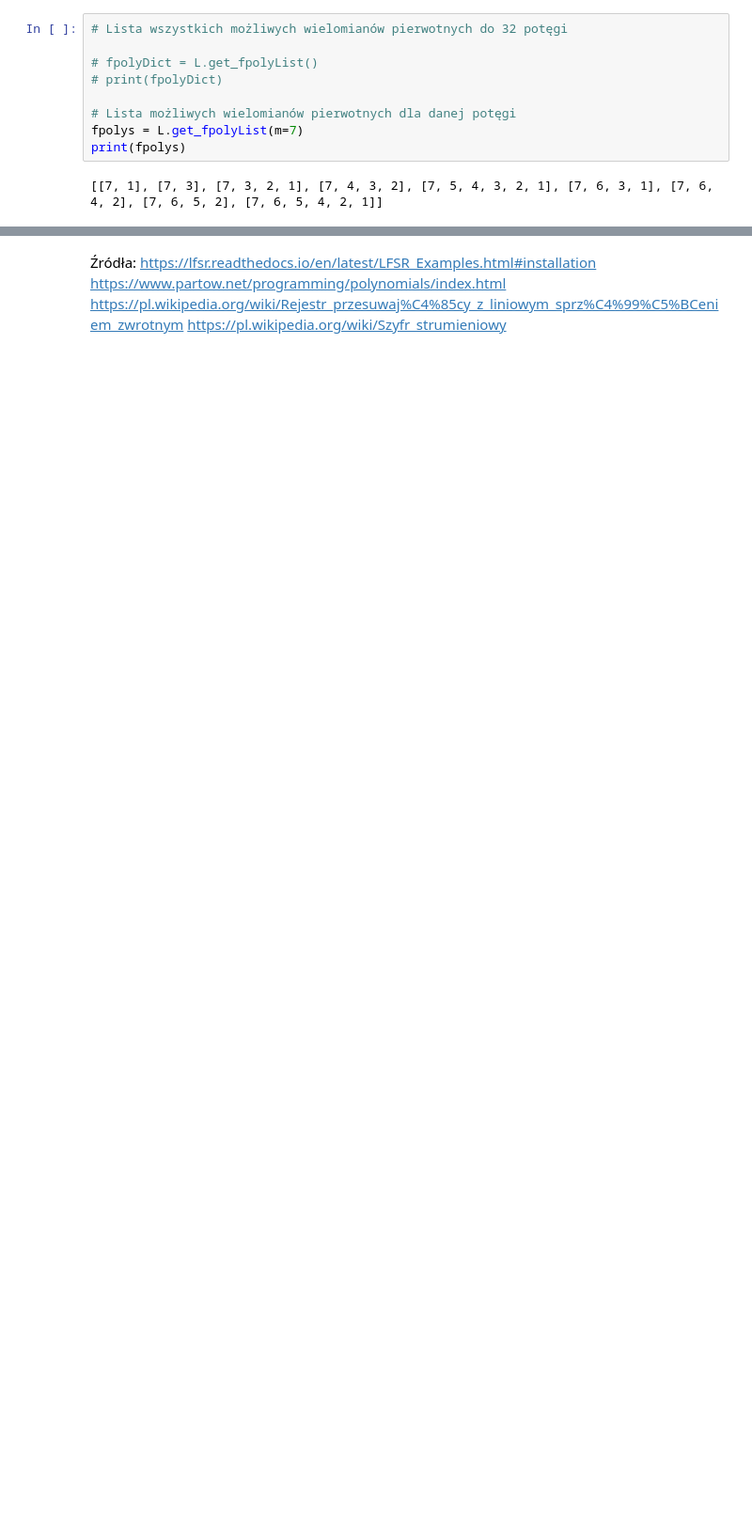
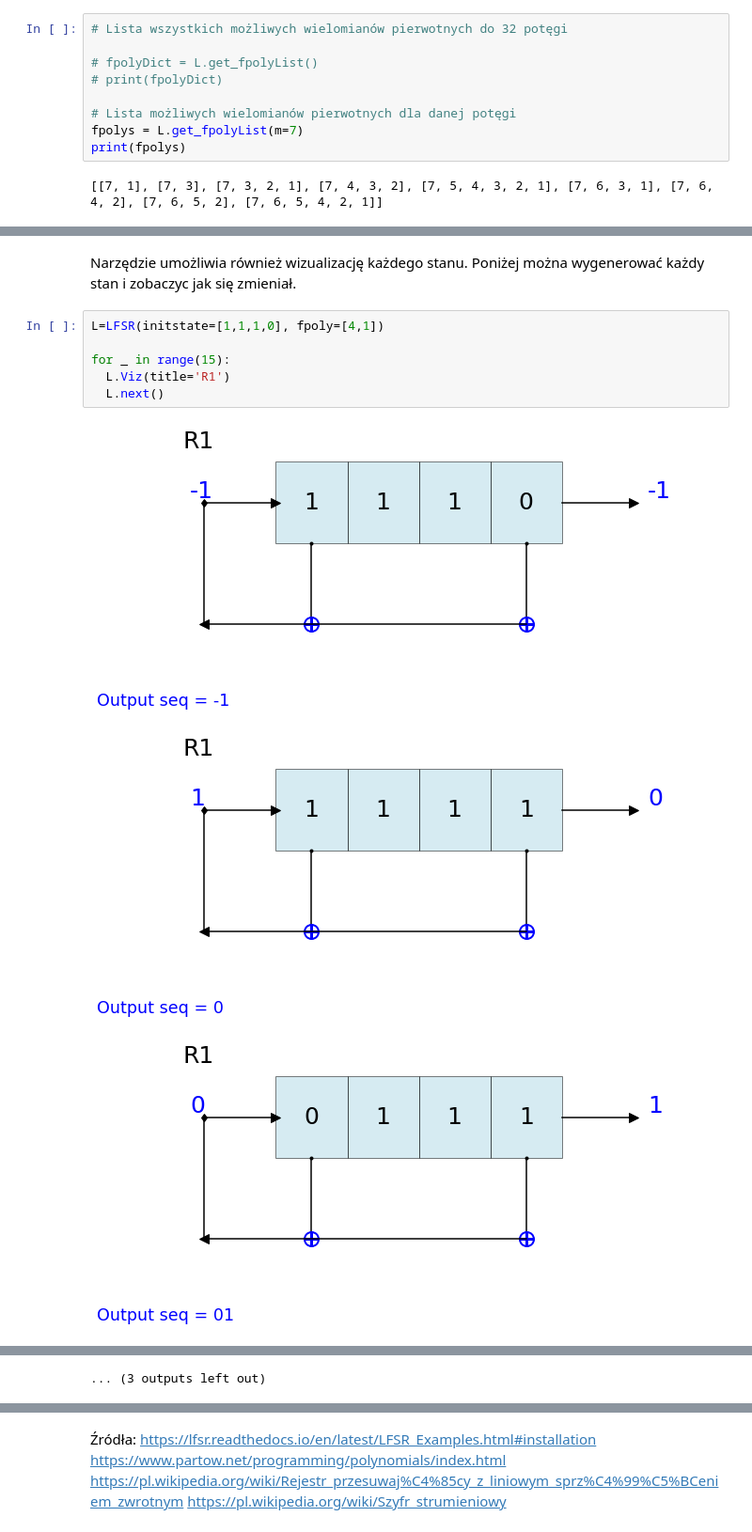
Before and after one commit to Kollbii/agh-lfsr-didactic-library, a Jupyter notebook: edu.ipynb, the cells around one changed output, grey strips where cells are left out. Shown: that part at 94% size. Drawn from its saved outputs; the diff is of its cells as text; blank space fills up the shorter version.

```diff
--- a/edu.ipynb
+++ b/edu.ipynb
@@ -110,2 +119,14 @@ feedback bit 1 | output bits 011110101100100
 number of 0s:  7
 number of 1s:  8
+# %% [markdown]
+Narzędzie umożliwia również wizualizację każdego stanu.  Poniżej można wygenerować każdy stan i zobaczyc jak się zmieniał.
+# %%
+L=LFSR(initstate=[1,1,1,0], fpoly=[4,1])
+
+for _ in range(15):
+  L.Viz(title='R1')
+  L.next()
+# %% [output]
+[figure, added]
+[figure, added]
+[figure, added]
@@ -111,0 +142 @@ number of 1s:  8
+... (3 outputs left out)
```
Also changed, not shown: parts of 12 cells of this notebook.
